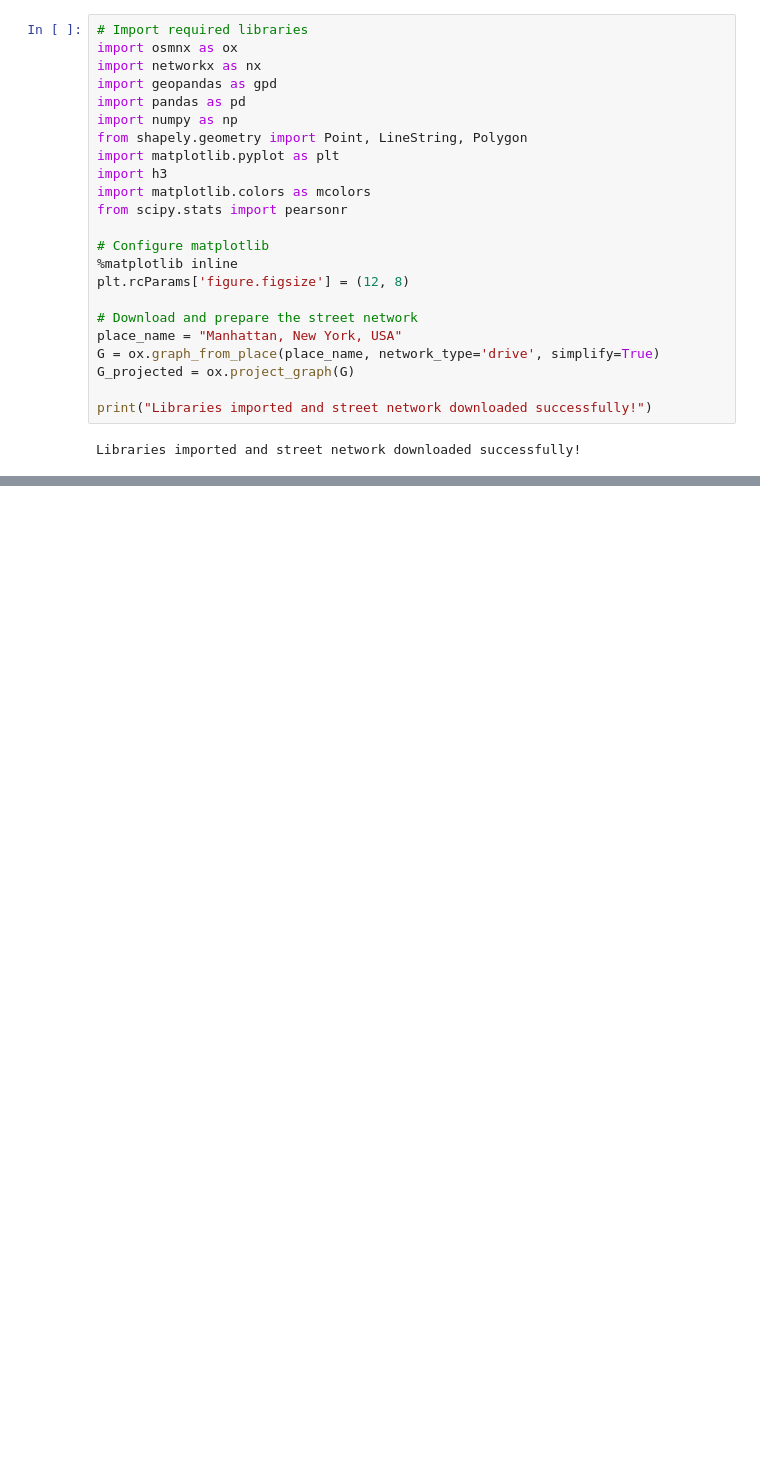
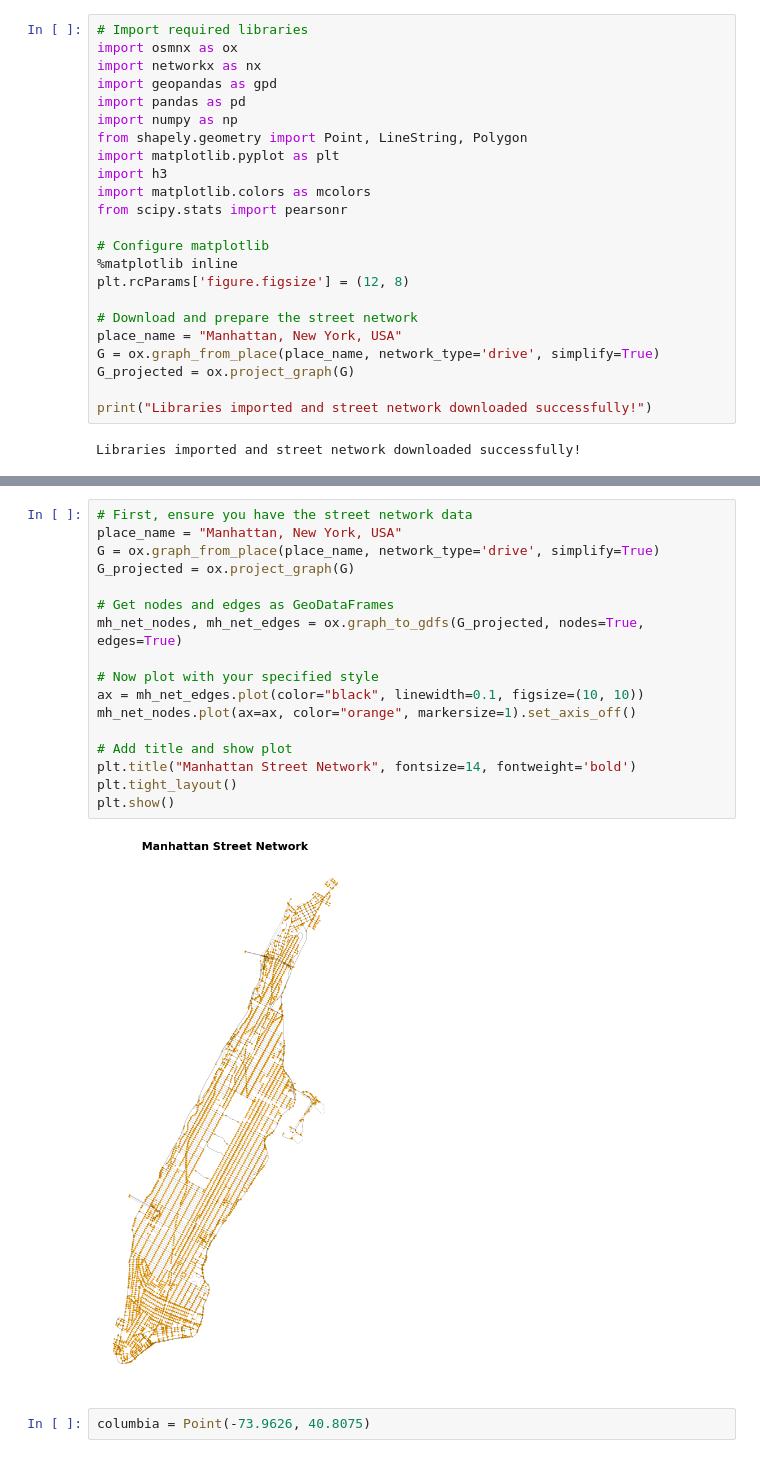
Before and after one commit to SriyaThotakura/cdp-mapping-systems, a Jupyter notebook: Assignments/04_Networks.ipynb, the cells around one changed output, grey strips where cells are left out. Cells and saved outputs as stored; diff of their text form; blank space fills up the shorter version.

```diff
--- a/Assignments/04_Networks.ipynb
+++ b/Assignments/04_Networks.ipynb
@@ -351,0 +30,21 @@ plot_shortest_path(G_projected,
+# %%
+# First, ensure you have the street network data
+place_name = "Manhattan, New York, USA"
+G = ox.graph_from_place(place_name, network_type='drive', simplify=True)
+G_projected = ox.project_graph(G)
+
+# Get nodes and edges as GeoDataFrames
+mh_net_nodes, mh_net_edges = ox.graph_to_gdfs(G_projected, nodes=True, edges=True)
+
+# Now plot with your specified style
+ax = mh_net_edges.plot(color="black", linewidth=0.1, figsize=(10, 10))
+mh_net_nodes.plot(ax=ax, color="orange", markersize=1).set_axis_off()
+
+# Add title and show plot
+plt.title("Manhattan Street Network", fontsize=14, fontweight='bold')
+plt.tight_layout()
+plt.show()
+# %% [output]
+[figure, added]
+# %%
+columbia = Point(-73.9626, 40.8075)
```
Also changed, not shown: parts of 9 cells of this notebook, 5 other files.
